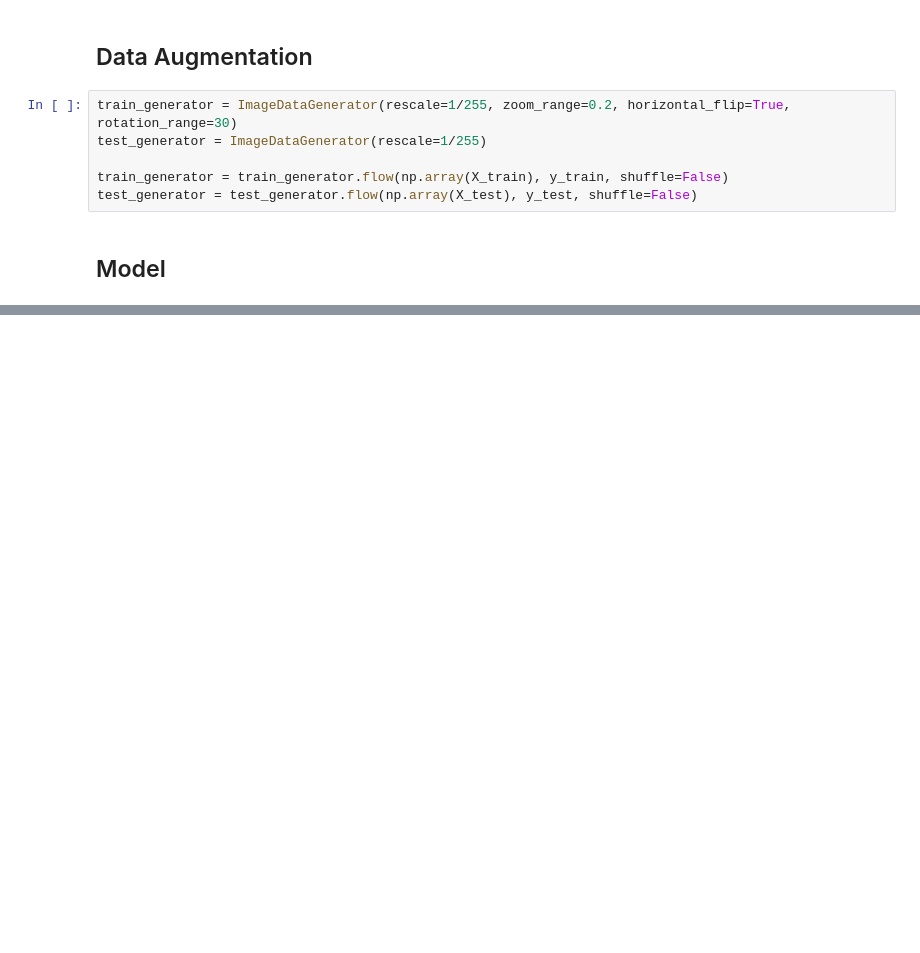
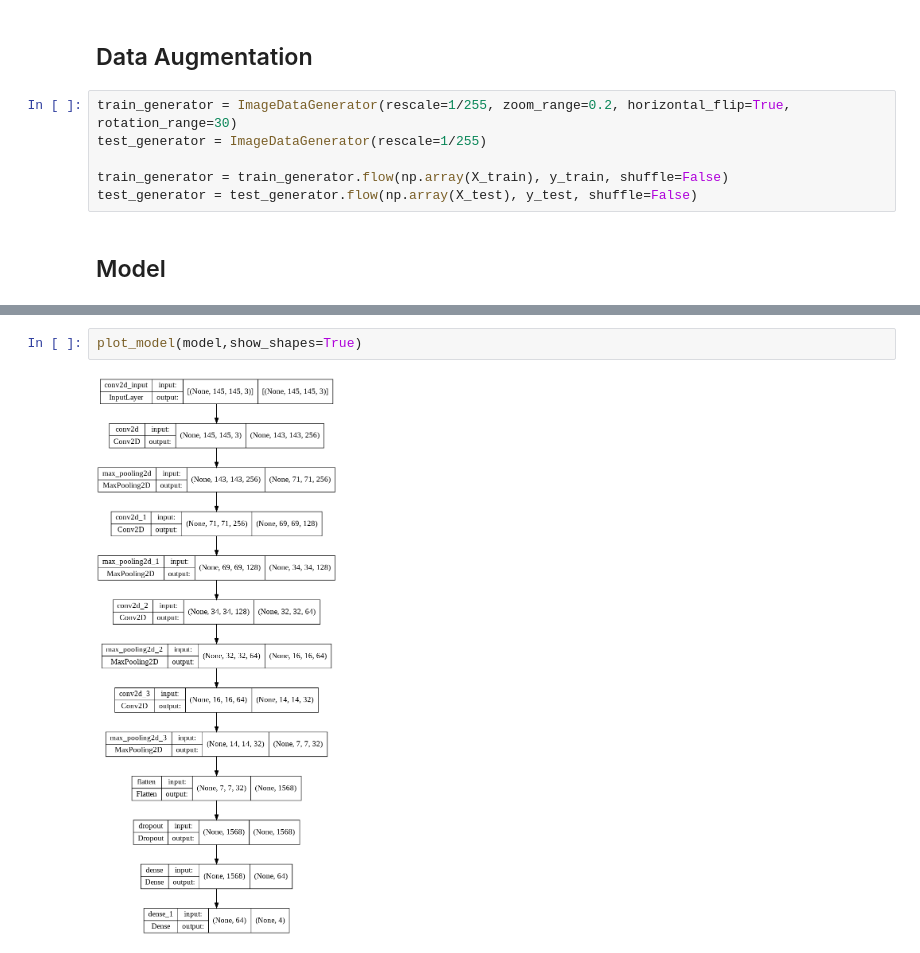
Before and after one commit to AndresCACore/Final-Project-BDML, a Jupyter notebook: Data/Drowsy_Detection.ipynb, the cells around one changed output, grey strips where cells are left out. Saved outputs shown, nothing was run; the diff lists cells and outputs as text; blank space fills up the shorter version.

```diff
--- a/Data/Drowsy_Detection.ipynb
+++ b/Data/Drowsy_Detection.ipynb
@@ -174,4 +176,8 @@ Total params: 495,140
 Trainable params: 495,140
 Non-trainable params: 0
 _________________________________________________________________
+# %%
+plot_model(model,show_shapes=True)
+# %% [output]
+[figure, added]
 # %%
```
Also changed, not shown: parts of 30 cells of this notebook.
